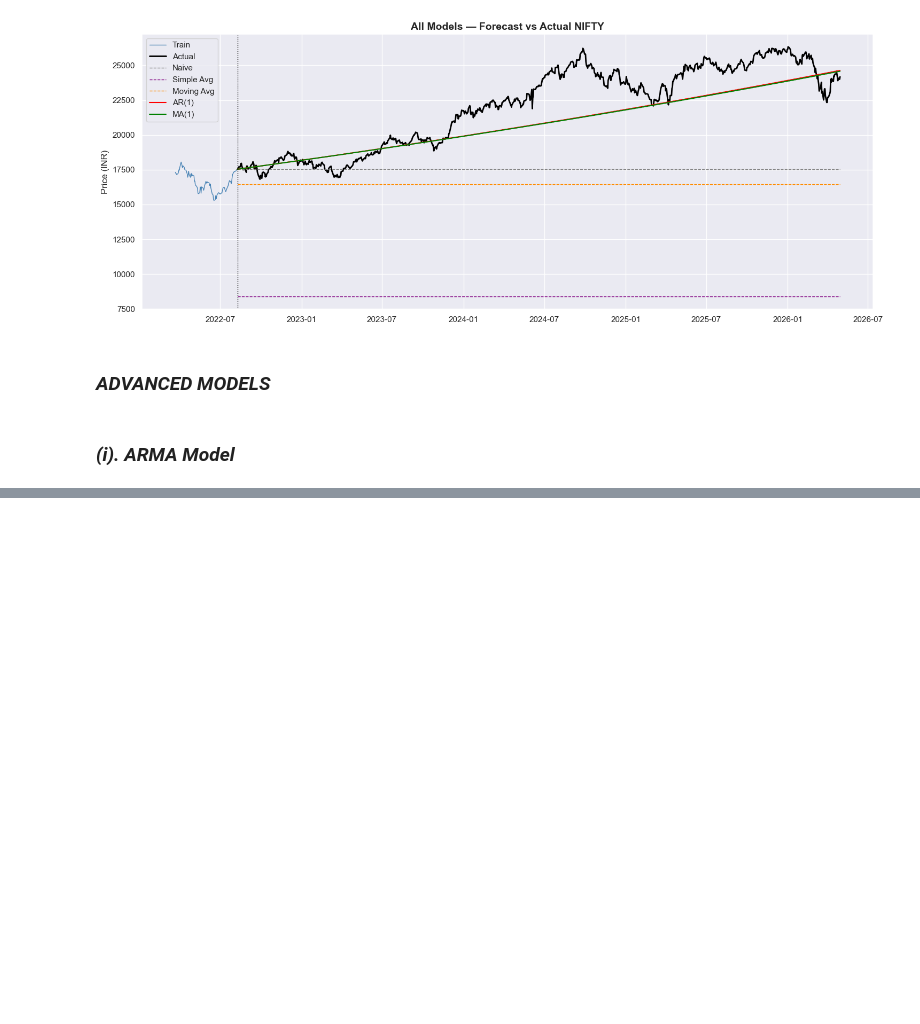
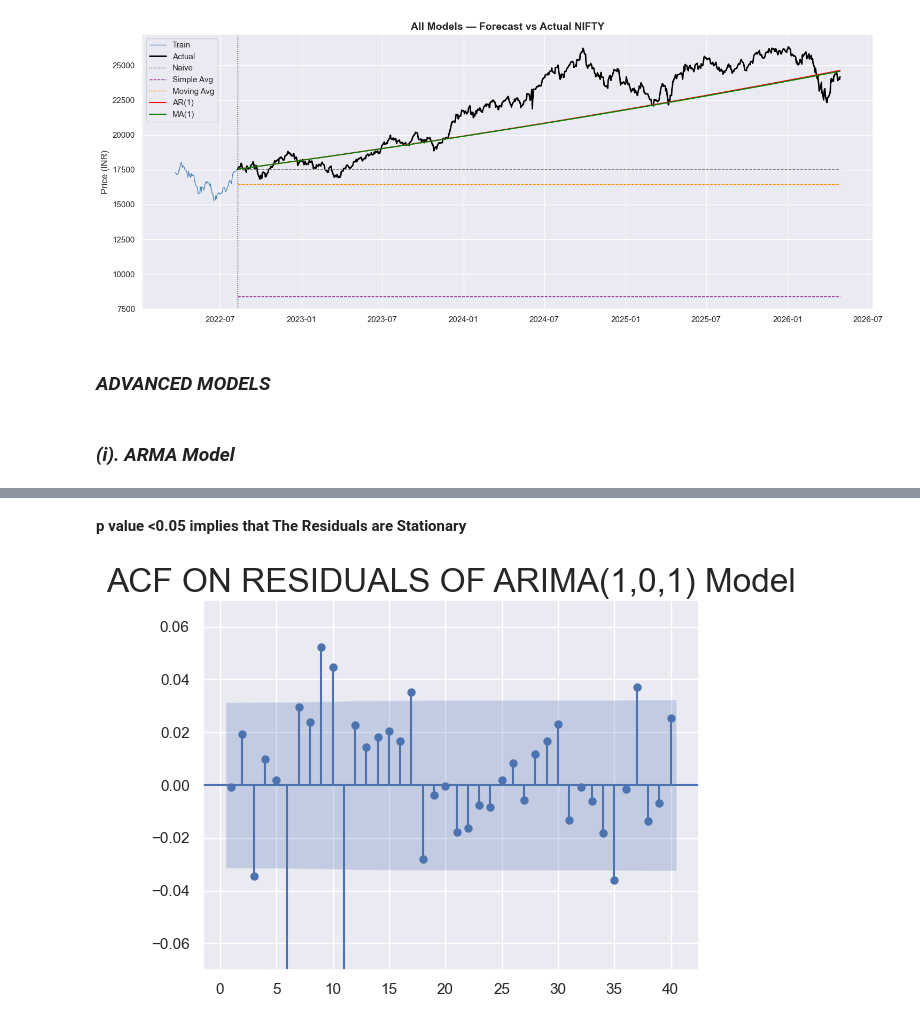
Before and after one commit to PradhumanSoni/Time-Series-Analysis, a Jupyter notebook: Forecasting of Various Indexes/experiment_forecasting_nifty50.ipynb, the cells around one changed output, grey strips where cells are left out. Saved outputs shown, nothing was run; the diff lists cells and outputs as text; code cells hidden in the pictures; blank space fills up the shorter version.

```diff
--- a/Forecasting of Various Indexes/experiment_forecasting_nifty50.ipynb
+++ b/Forecasting of Various Indexes/experiment_forecasting_nifty50.ipynb
@@ -1340,0 +1390,10 @@ plt.show()
+# %% [markdown]
+**p value <0.05 implies that The Residuals are Stationary**
+# %%
+# Plot ACF On Residuals
+sgt.plot_acf(resid_arma_11[1:],zero=False,lags=40)
+plt.ylim(-.07,.07)
+plt.title("ACF ON RESIDUALS OF ARIMA(1,0,1) Model",size=24)
+plt.show()
+# %% [output]
+[figure, added]
```
Also changed, not shown: parts of 66 cells of this notebook, 1 other file.
